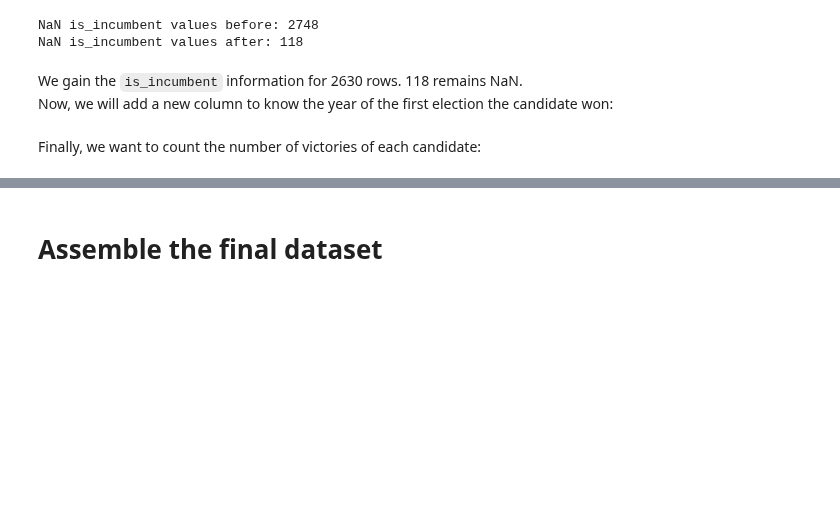
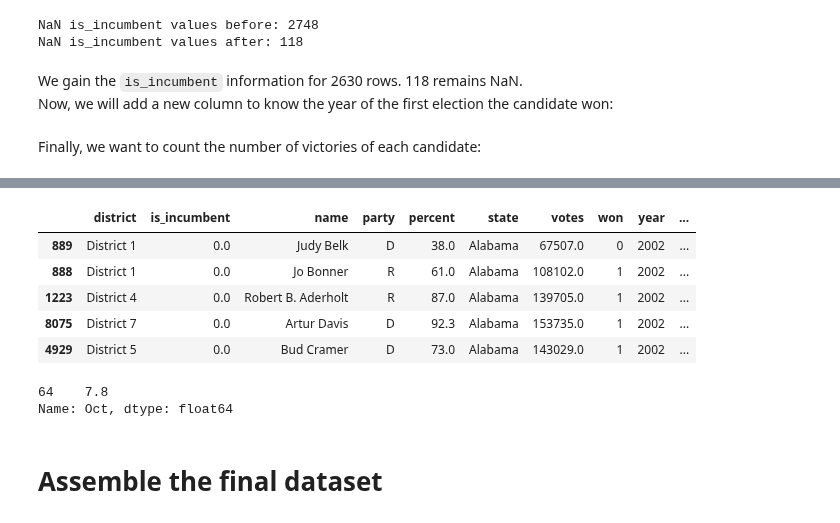
Before and after one commit to pmary/harvard_E-109A_final, a Jupyter notebook: crawler.ipynb, the cells around one changed output, grey strips where cells are left out. Drawn from its saved outputs; the diff is of its cells as text; code cells hidden in the pictures; blank space fills up the shorter version.

```diff
--- a/crawler.ipynb
+++ b/crawler.ipynb
@@ -942,3 +955,55 @@ display(derived_df.head())
+# %%
+def get_district_number(row):
+    district = row['district']
+
+    p = re.compile("District (.*) \(")
+    dist = p.search(row['district']).group(1)
+
+    if dist == '(at Large)':
+        district = 'At-Large'
+    else:
+        district = 'District {}'.format(dist)
+
+    return district
+
+def get_state_dist_unemployement(row):
+    unemployement_rate = np.NaN
+
+    # Find the corresponding unemployement rate
+    unemp_row = unemp_df.loc[(unemp_df['state'] == row['state']) & \
+                             (unemp_df['district'] == row['district']) & \
+                             (unemp_df['year'] == row['year'])]
+
+    if unemp_row.empty is False:
+        unemployement_rate = unemp_row['unemp_rate_16'].values[0]
+    else:
+        # Use the national unemployement rate of October instead
+        nat_oct_unemployement_rate = national_unemployement_rate.loc[national_unemployement_rate['Year'] == row['year']]['Oct']
+        unemployement_rate = np.NaN if nat_oct_unemployement_rate.empty else nat_oct_unemployement_rate.values[0]
+
+    return unemployement_rate
+
+augmented_df = derived_df.copy()
+
+unemp_df = pd.read_csv('data/unemployment/unemp_2012_2017.csv',sep=';')
+unemp_df['state'] = unemp_df['state'].str.rsplit(',').str[-1].str.strip()
+unemp_df['district'] = unemp_df.apply(get_district_number, axis=1)
+
+augmented_df['unemployement_rate'] = augmented_df.apply(get_state_dist_unemployement, axis=1)
+
+display(augmented_df.loc[augmented_df['state'] == 'Alabama'].head())
+# %% [output]
+|  | district | is_incumbent | name | party | percent | state | votes | won | year | ... |
+| 889 | District 1 | 0.0 | Judy Belk | D | 38.0 | Alabama | 67507.0 | 0 | 2002 | ... |
+| 888 | District 1 | 0.0 | Jo Bonner | R | 61.0 | Alabama | 108102.0 | 1 | 2002 | ... |
+| 1223 | District 4 | 0.0 | Robert B. Aderholt | R | 87.0 | Alabama | 139705.0 | 1 | 2002 | ... |
+| 8075 | District 7 | 0.0 | Artur Davis | D | 92.3 | Alabama | 153735.0 | 1 | 2002 | ... |
+| 4929 | District 5 | 0.0 | Bud Cramer | D | 73.0 | Alabama | 143029.0 | 1 | 2002 | ... |
+# %%
+national_unemployement_rate.loc[national_unemployement_rate['Year'] == 2012]['Oct']
+# %% [output]
+64    7.8
+Name: Oct, dtype: float64
 # %% [markdown]
 # Assemble the final dataset
 # %%
```
Also changed, not shown: parts of 4 cells of this notebook.
